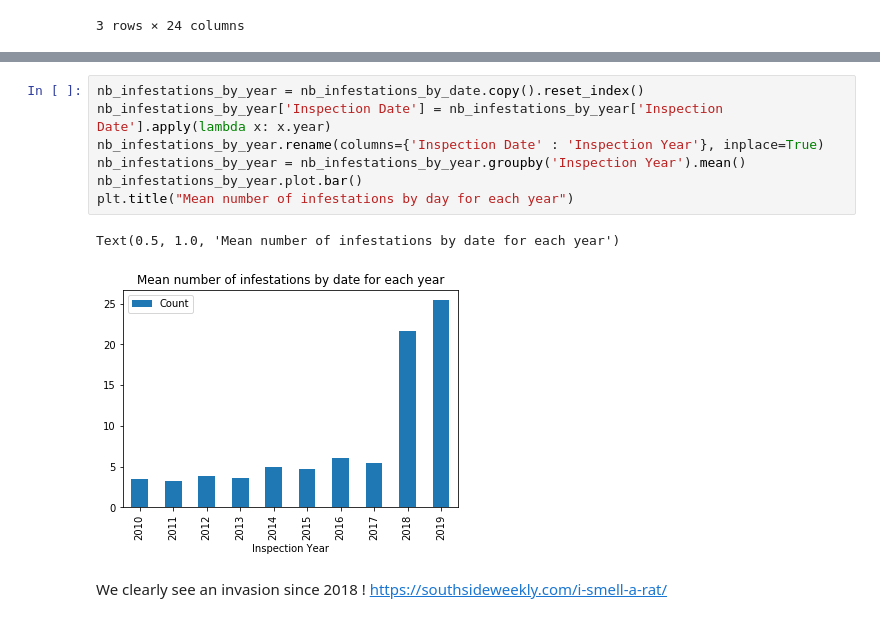
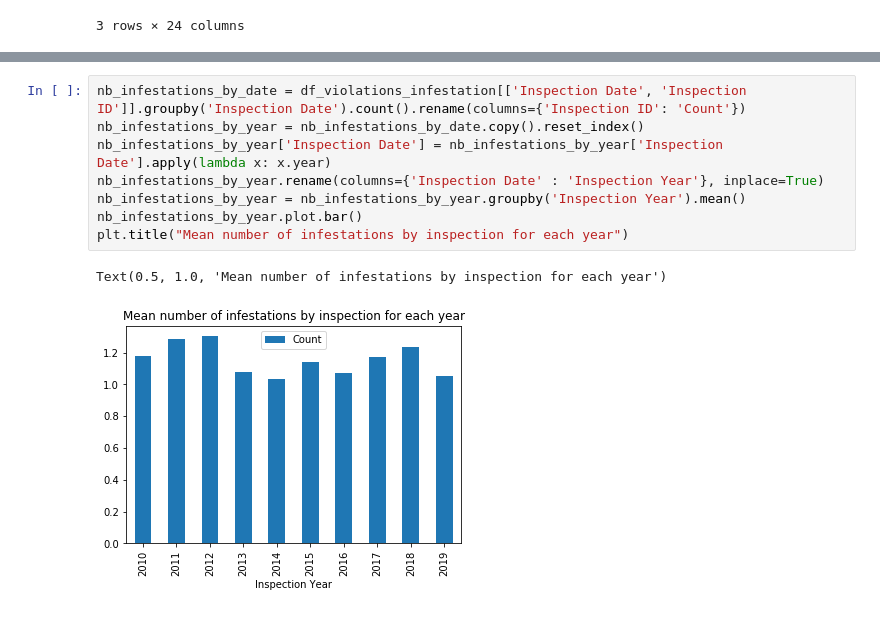
Before and after one commit to VodopaDev/CS401-Chicago-Crime-Analysis, a Jupyter notebook: violations.ipynb, the cells around one changed output, grey strips where cells are left out. Saved outputs shown, nothing was run; the diff lists cells and outputs as text.

Commit message:
Fix error on rodent invasion

```diff
--- a/violations.ipynb
+++ b/violations.ipynb
@@ -409,12 +396,11 @@ for i, tick in enumerate(ax.xaxis.get_major_ticks()):
 # %%
+nb_infestations_by_date = df_violations_infestation[['Inspection Date', 'Inspection ID']].groupby('Inspection Date').count().rename(columns={'Inspection ID': 'Count'})
 nb_infestations_by_year = nb_infestations_by_date.copy().reset_index()
 nb_infestations_by_year['Inspection Date'] = nb_infestations_by_year['Inspection Date'].apply(lambda x: x.year)
 nb_infestations_by_year.rename(columns={'Inspection Date' : 'Inspection Year'}, inplace=True)
 nb_infestations_by_year = nb_infestations_by_year.groupby('Inspection Year').mean()
 nb_infestations_by_year.plot.bar()
-plt.title("Mean number of infestations by day for each year")
+plt.title("Mean number of infestations by inspection for each year")
 # %% [output]
-Text(0.5, 1.0, 'Mean number of infestations by date for each year')
+Text(0.5, 1.0, 'Mean number of infestations by inspection for each year')
-[figure, old version]
+[figure, new version]
-# %% [markdown]
-We clearly see an invasion since 2018 ! https://southsideweekly.com/i-smell-a-rat/
```
Also changed, not shown: parts of 13 cells of this notebook.
